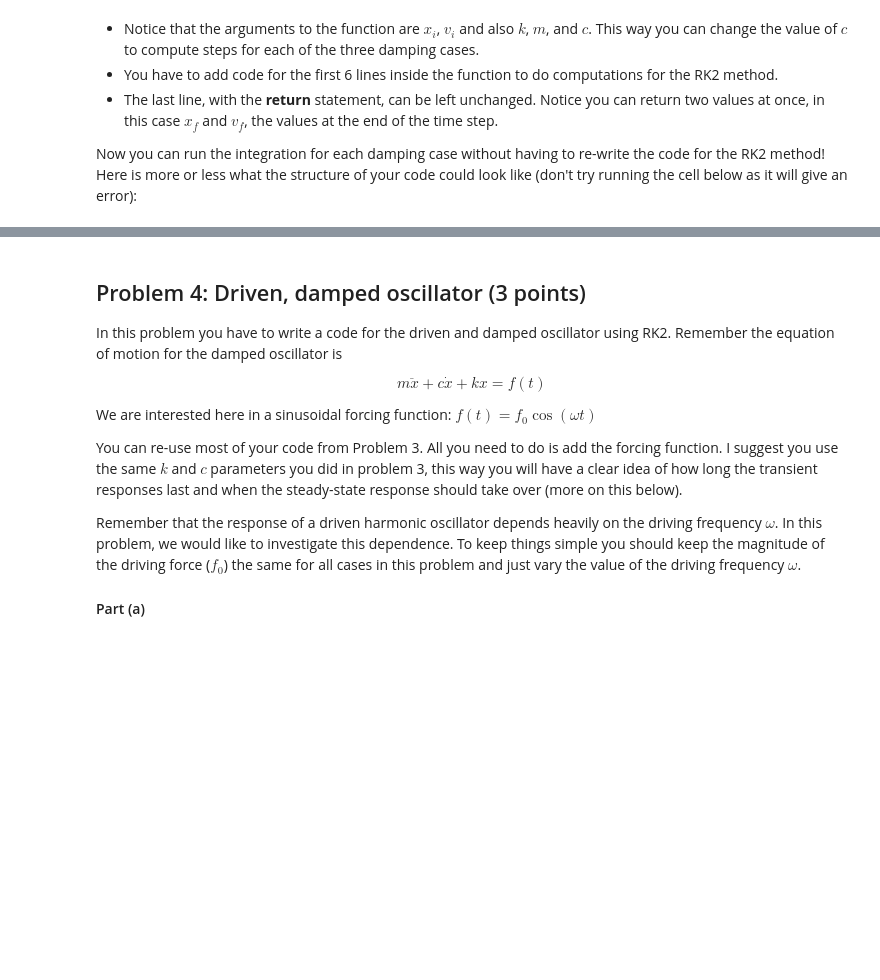
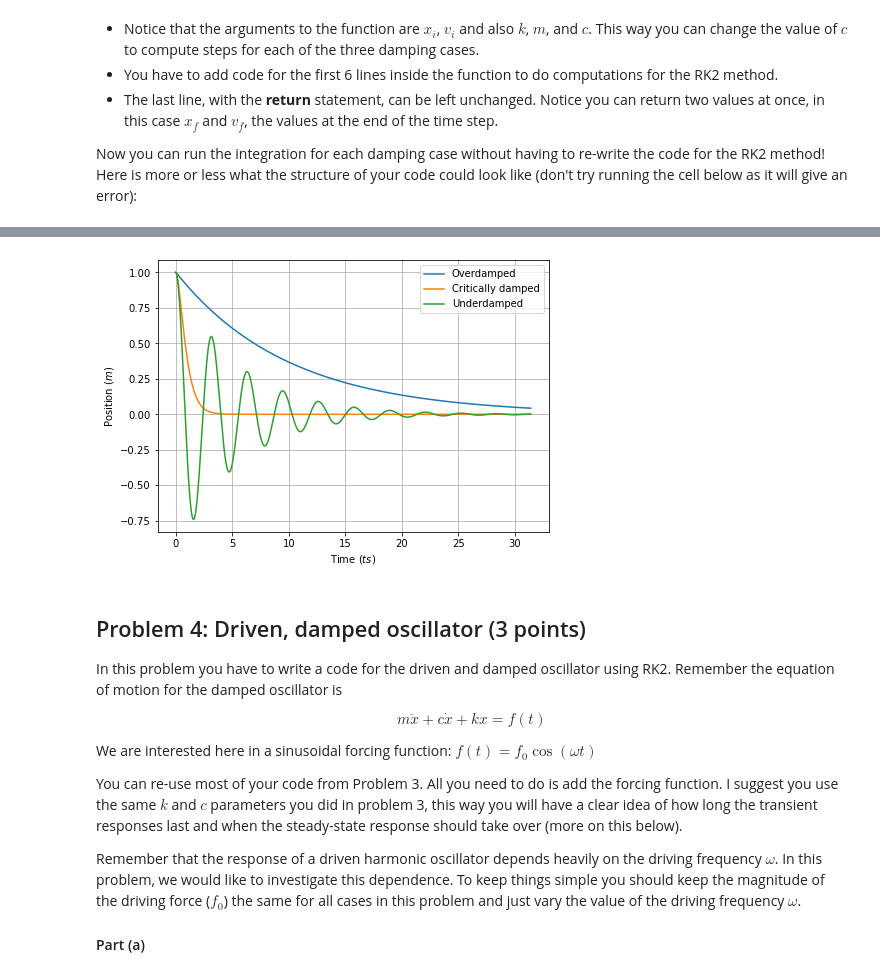
Before and after one commit to Youngposeidon/computational-mechanics-delivery, a Jupyter notebook: project2.ipynb, the cells around one changed output, grey strips where cells are left out. Saved outputs shown, nothing was run; the diff lists cells and outputs as text; code cells hidden in the pictures; blank space fills up the shorter version.

```diff
--- a/project2.ipynb
+++ b/project2.ipynb
@@ -269,25 +265,55 @@ Now you can run the integration for each damping case without having to re-write
 # Define parameters k, m, dt and tf here. Also define the time array "t".
 # Also define and initialize all arrays to hold the values of "x" and "v".
 
+k = 2 # spring constant in N/m
+m = 0.5 # mass in kg
+w0 = np.sqrt(k/m) # calculate angluar frequency
+tf = 10*2*np.pi/w0 # run for 10 periods
+dt = 0.01 # time step
+x0 = 1 # inital position in m
+v0 = 0 # inital velocity in m/s
+
+# initalize arrays and set inital values for all 3 cases
+t = np.arange(0,tf,dt)
+vo = np.zeros(len(t))
+vo[0] = v0
+xo = np.zeros(len(t))
+xo[0] = x0
+vc = np.zeros(len(t))
+vc[0] = v0
+xc = np.zeros(len(t))
+xc[0] = x0
+vu = np.zeros(len(t))
+vu[0] = v0
+xu = np.zeros(len(t))
+xu[0] = x0
+
+
 # Over-damped
 #############
-c =                # Define "c" for the over-damped case here
+c =  10*w0              # Define "c" for the over-damped case here
 for i in range(0, len(t)-1):   # This is how you create an iterator loop in Python.
     xo[i+1], vo[i+1] = rk2(xo[i], vo[i], k, m, c)
 
 # Critically damped
 ###################
-c =                # Define "c" for the critically damped case here
+c = w0               # Define "c" for the critically damped case here
 for i in range(0, len(t)-1):   # This is how you create an iterator loop in Python.
     xc[i+1], vc[i+1] = rk2(xc[i], vc[i], k, m, c)
 
 # Under-damped
 ##############
-# Do the same as for the previous two cases...
+c = 0.1*w0               # Define "c" for the under-damped case here
+for i in range(0, len(t)-1):   # This is how you create an iterator loop in Python.
+    xu[i+1], vu[i+1] = rk2(xu[i], vu[i], k, m, c)
 # %% [markdown]
 In the end, your plot should look something like this:
 
 <img src="images/damping_cases.jpg" width=400 style="float:left"/>
+# %%
+PhysPlot.multiplot(t, [xo,xc,xu], ["Overdamped","Critically damped", "Underdamped"], r"Time ($ts$)", r"Position ($m$)")
+# %% [output]
+[figure, added]
 # %% [markdown]
 ## Problem 4: Driven, damped oscillator (3 points)
 
```
Also changed, not shown: parts of 5 cells of this notebook.
